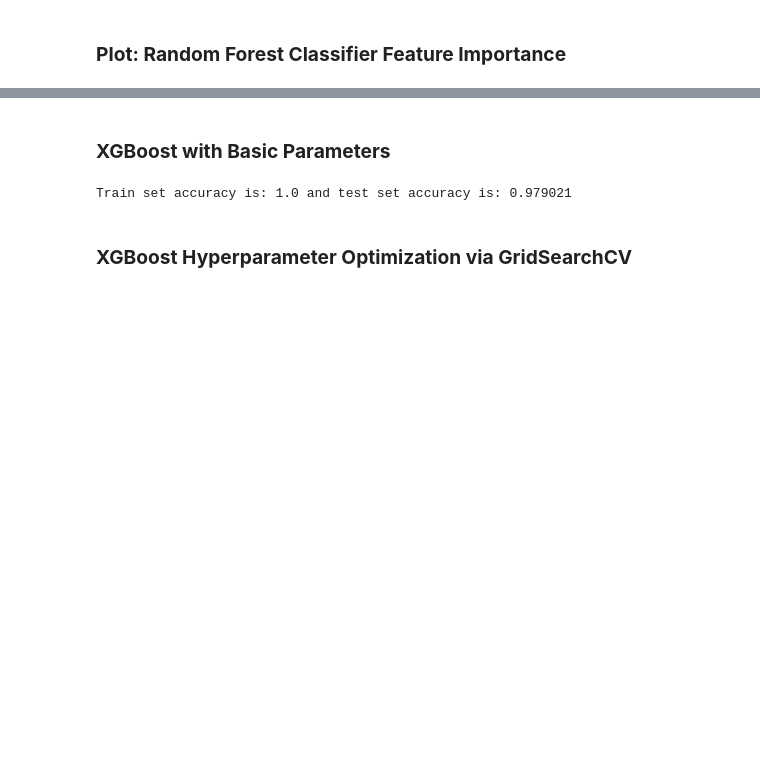
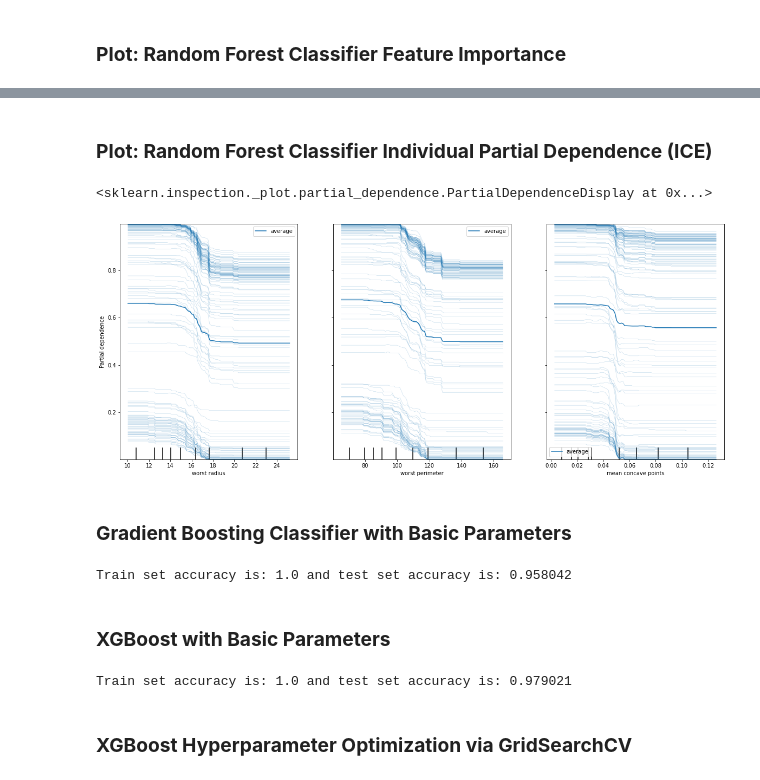
Before and after one commit to nusretipek/UGainML, a Jupyter notebook: UGain_ML_Tree_based_Models_Demo.ipynb, the cells around one changed output, grey strips where cells are left out. Drawn from its saved outputs; the diff is of its cells as text; code cells hidden in the pictures; blank space fills up the shorter version.

```diff
--- a/UGain_ML_Tree_based_Models_Demo.ipynb
+++ b/UGain_ML_Tree_based_Models_Demo.ipynb
@@ -338,3 +313,42 @@ plt.show()
+# %% [markdown]
+### **Plot: Random Forest Classifier Individual Partial Dependence (ICE)**
+# %%
+# Create Pandas DataFrame for the test predictors
+X_test_df = pd.DataFrame(X_test, columns=breast_cancer_data['feature_names'])
+
+# Plot individual partial dependency of selected features
+fig, ax = plt.subplots(figsize=(20, 8))
+PartialDependenceDisplay.from_estimator(random_forest_classifier,
+                                        X_test_df,
+                                        features = ['worst radius', 'worst perimeter', 'mean concave points'],
+                                        kind='both',
+                                        ax=ax)
+# %% [output]
+<sklearn.inspection._plot.partial_dependence.PartialDependenceDisplay at 0x...>
+[figure, added]
+# %% [markdown]
+### **Gradient Boosting Classifier with Basic Parameters**
+# %%
+# Create a XGBoost classifier object
+gradient_boosting_classifier = ensemble.GradientBoostingClassifier(n_estimators=300,
+                                                                   learning_rate=0.1,
+                                                                   max_depth=3,
+                                                                   subsample=1,
+                                                                   min_samples_split=2,
+                                                                   min_samples_leaf=1,
+                                                                   max_features='sqrt',
+                                                                   random_state=seed,)
+
+# Fit the training data to the classifier
+gradient_boosting_classifier = gradient_boosting_classifier.fit(X_train, y_train)
+
+# Calculate accuracy of the train and test sets
+train_predictions = gradient_boosting_classifier.predict(X_train)
+test_predictions = gradient_boosting_classifier.predict(X_test)
+print("Train set accuracy is: {} and test set accuracy is: {}".format(round(accuracy_score(y_train, train_predictions), 6),
+                                                                      round(accuracy_score(y_test, test_predictions), 6)))
+# %% [output]
+Train set accuracy is: 1.0 and test set accuracy is: 0.958042
 # %% [markdown]
 ### **XGBoost with Basic Parameters**
 # %%
```
Also changed, not shown: parts of 16 cells of this notebook, 1 other file.
